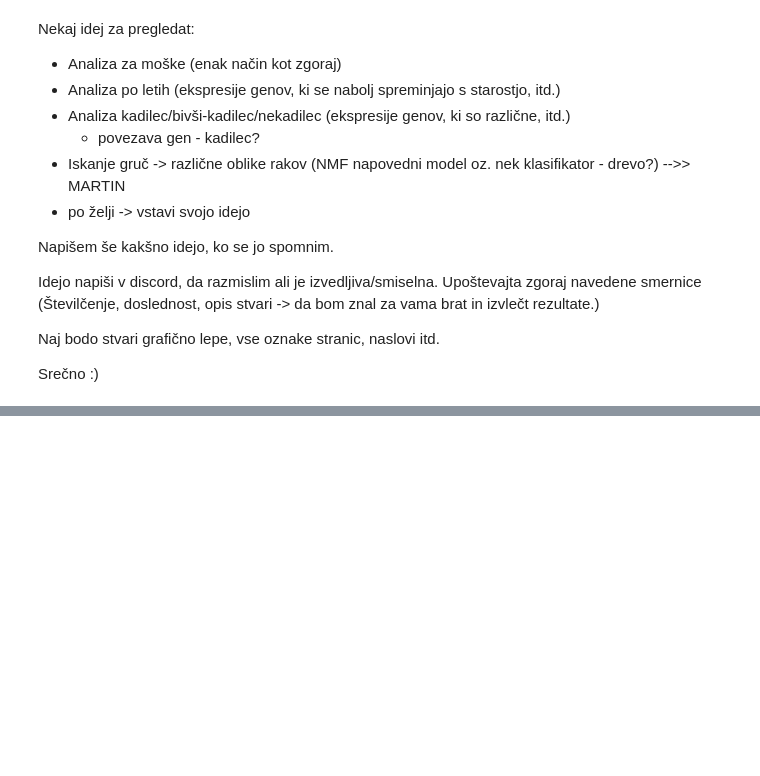
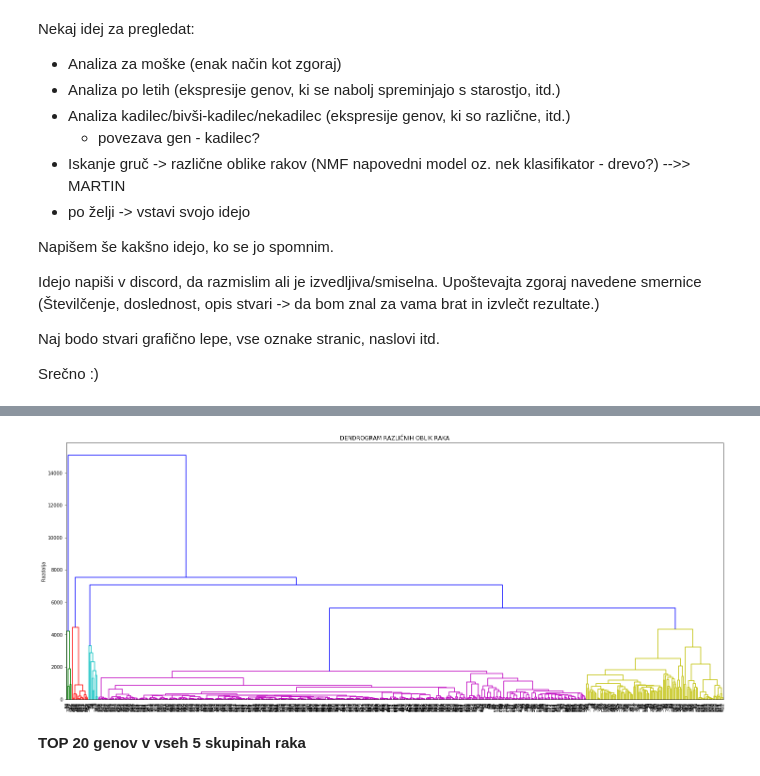
Before and after one commit to AzzySlo/PR19MSADZU, a Jupyter notebook: PACIENTI.ipynb, the cells around one changed output, grey strips where cells are left out. Drawn from its saved outputs; the diff is of its cells as text; code cells hidden in the pictures; blank space fills up the shorter version.

```diff
--- a/PACIENTI.ipynb
+++ b/PACIENTI.ipynb
@@ -540,0 +586,17 @@ Srečno :)
+# %%
+L = sch.linkage(matrika_dendrogram, method="ward", metric="euclidean")
+t = 5000
+predictions = sch.fcluster(L, t=t, criterion="distance").ravel()
+
+L = sch.linkage(matrika_dendrogram[(predictions<6)], method="ward", metric="euclidean")
+plt.figure(figsize=(25, 10))
+runs = np.array(data_runs)[maska(TISSUE = "tumor tissue")]
+#labels = [data_info[x]["gender"] for x in runs[(predictions<6)]] #IZPISE KDO JE KADILEC --> (spreminjaj napis za ostale stvari)
+D      = sch.dendrogram(L, color_threshold = 5000, leaf_font_size=10)
+plt.ylabel("Razdalja")
+plt.title("DENDROGRAM RAZLIČNIH OBLIK RAKA")
+plt.show()
+# %% [output]
+[figure, added]
+# %% [markdown]
+**TOP 20 genov v vseh 5 skupinah raka**
```
Also changed, not shown: parts of 50 cells of this notebook.
